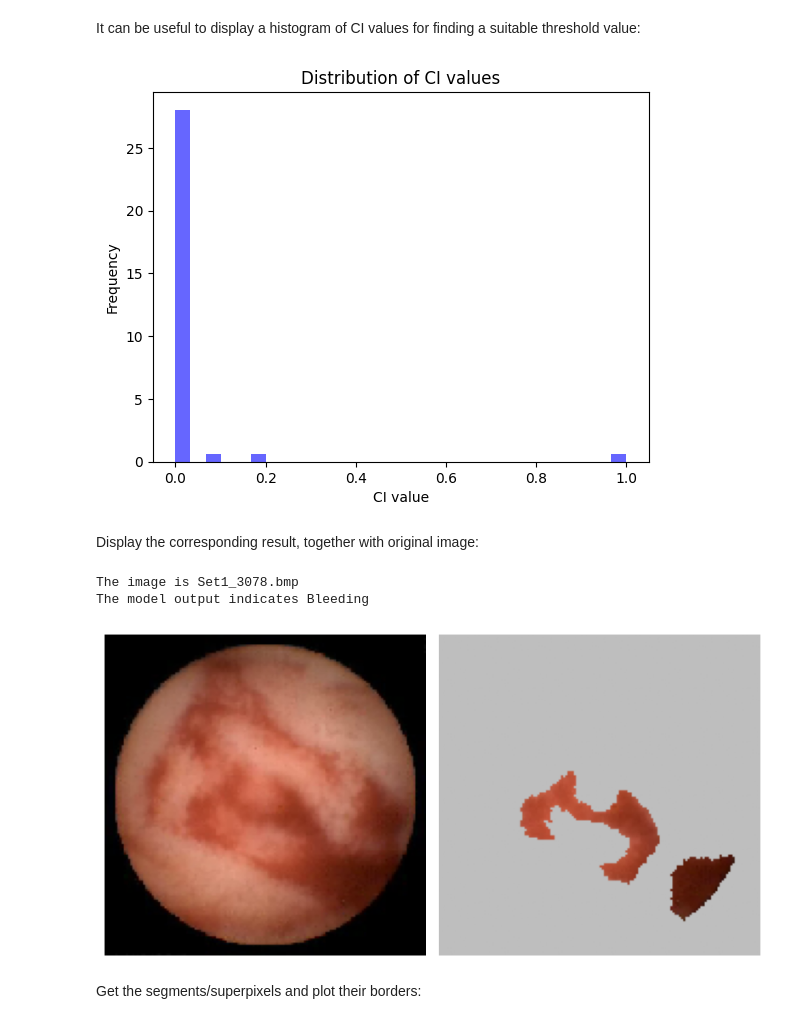
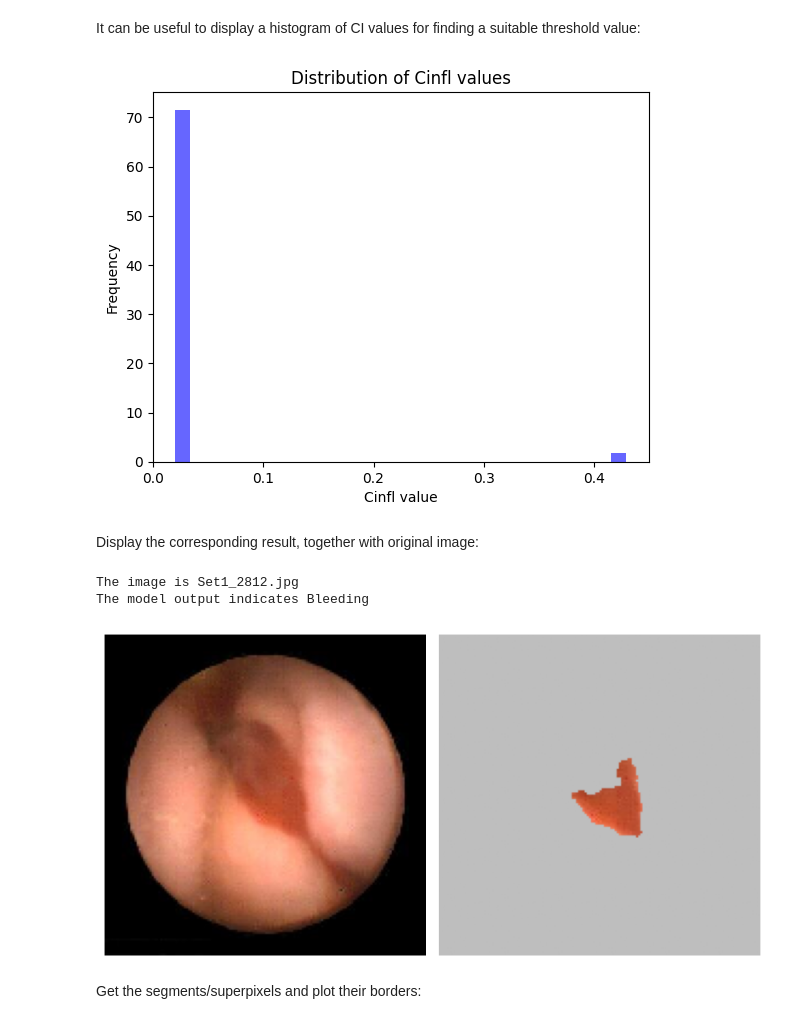
Before and after one commit to KaryFramling/py_ciu_image, a Jupyter notebook: CIU_gastro_images.ipynb, the cells around one changed output. Saved outputs shown, nothing was run; the diff lists cells and outputs as text; code cells hidden in the pictures.

```diff
--- a/CIU_gastro_images.ipynb
+++ b/CIU_gastro_images.ipynb
@@ -56,12 +59,13 @@ def transform_img_fn(path_list):
 # %% [markdown]
 Set up bleeding and non-bleeding images used for testing:
 # %%
-non_bleeding_imgnames = ["Set1_8.png","Set1_153.png","Set1_157.png","Set1_251.png"]
-bleeding_imgnames = ["Set1_674.png","Set1_1128.png","Set1_1151.png","Set1_1201.png","Set1_1277.png",
-                     "Set1_2812.jpg","Set1_2879.bmp","Set1_3068.bmp","Set1_3078.bmp","Set1_3105.bmp",
-                     "Set1_3141.bmp","Set1_3190.bmp"]
+non_bleeding_imgnames = ["Set1_4.png","Set1_8.png","Set1_22.png","Set1_29.png",
+                         "Set1_53.png","Set1_153.png","Set1_157.png","Set1_251.png"]
+bleeding_imgnames = ["Set1_674.png","Set1_1128.png","Set1_1151.png","Set1_1201.png",
+                     "Set1_1277.png","Set1_2812.jpg","Set1_2879.bmp","Set1_3068.bmp",
+                     "Set1_3078.bmp","Set1_3105.bmp","Set1_3141.bmp","Set1_3190.bmp"]
 imgnames = non_bleeding_imgnames + bleeding_imgnames
-imgpath = "images/"
+imgpath = "images/medical/"
 imgpaths = [imgpath + item for item in imgnames]
 
 # Other approach
@@ -145,9 +153,9 @@ Then we create a CIU object and "explain" why a particular image is "Bleeding" o
 
 For easier interpretation, we also show the original image.
 # %%
-img_to_xplain = 12 # Indices start from zero.
+img_to_xplain = 13 # Indices start from zero.
 image = imgs_vstack[img_to_xplain]
-ciu_object = CIU(model, out_names)
+ciu_object = CIU(model, out_names, strategy="inverse")
 tic = time.perf_counter()
 ciu_sp_result = ciu_object.Explain(image)
 toc = time.perf_counter()
@@ -156,5 +164,5 @@ print(f"Done in {toc - tic:0.4f} seconds")
 winner = np.argmax(ciu_sp_result["outvals"])
 print(f"CI values of winner class are:\n {ciu_sp_result['CI'][winner,:]}")
 print(f"CU values of winner class are:\n {ciu_sp_result['CU'][winner,:]}")
-print(type(ciu_sp_result))
+print(f"Cinfl values of winner class are:\n {ciu_sp_result['Cinfl'][winner,:]}")
 # %% [output]
@@ -180,36 +187,37 @@ CU values of winner class are:
 It can be useful to display a histogram of CI values for finding a suitable threshold value:
 # %%
 # Create and show histogram plot
-CIvals = ciu_sp_result["CI"][winner,:]
-plt.hist(CIvals, bins=30, density=True, alpha=0.6, color='b')
-plt.xlabel('CI value')
+CIU_val = "Cinfl"
+vals = ciu_sp_result[CIU_val][winner,:]
+plt.hist(vals, bins=30, density=True, alpha=0.6, color='b')
+plt.xlabel(f'{CIU_val} value')
 plt.ylabel('Frequency')
-plt.title('Distribution of CI values')
+plt.title(f'Distribution of {CIU_val} values')
 plt.show()
 # %% [output]
-[figure, old version]
+[figure, new version]
 # %% [markdown]
 Display the corresponding result, together with original image:
 # %%
 # Include at least one superpixel
-max_CI = CIvals.max()
-own_CI_limit = 0.5
+max_CI = vals.max()
+own_CI_limit = 0.1
 img = ciu_object.ImageInfluentialSegmentsOnly(winner, min(max_CI, own_CI_limit))
 # Commented out the simple display of "explanation image" only
 #plt.imshow(img)
 #plt.show()
 print(f"The image is {imgnames[img_to_xplain]}")
 print(f"The model output indicates {out_names[np.argmax(outvals[img_to_xplain])]}")
 fig, axes = plt.subplots(1, 2, figsize=(8,8))
 axes[0].imshow(imgs_vstack[img_to_xplain])
 axes[0].axis('off')
 axes[1].imshow(img)
 axes[1].axis('off')
 plt.tight_layout() # Adjust spacing between images
 plt.show()
 # %% [output]
-The image is Set1_3078.bmp
+The image is Set1_2812.jpg
 The model output indicates Bleeding
-[figure, old version]
+[figure, new version]
 # %% [markdown]
 Get the segments/superpixels and plot their borders:
```
Also changed, not shown: parts of 13 cells of this notebook, 33 other files.
